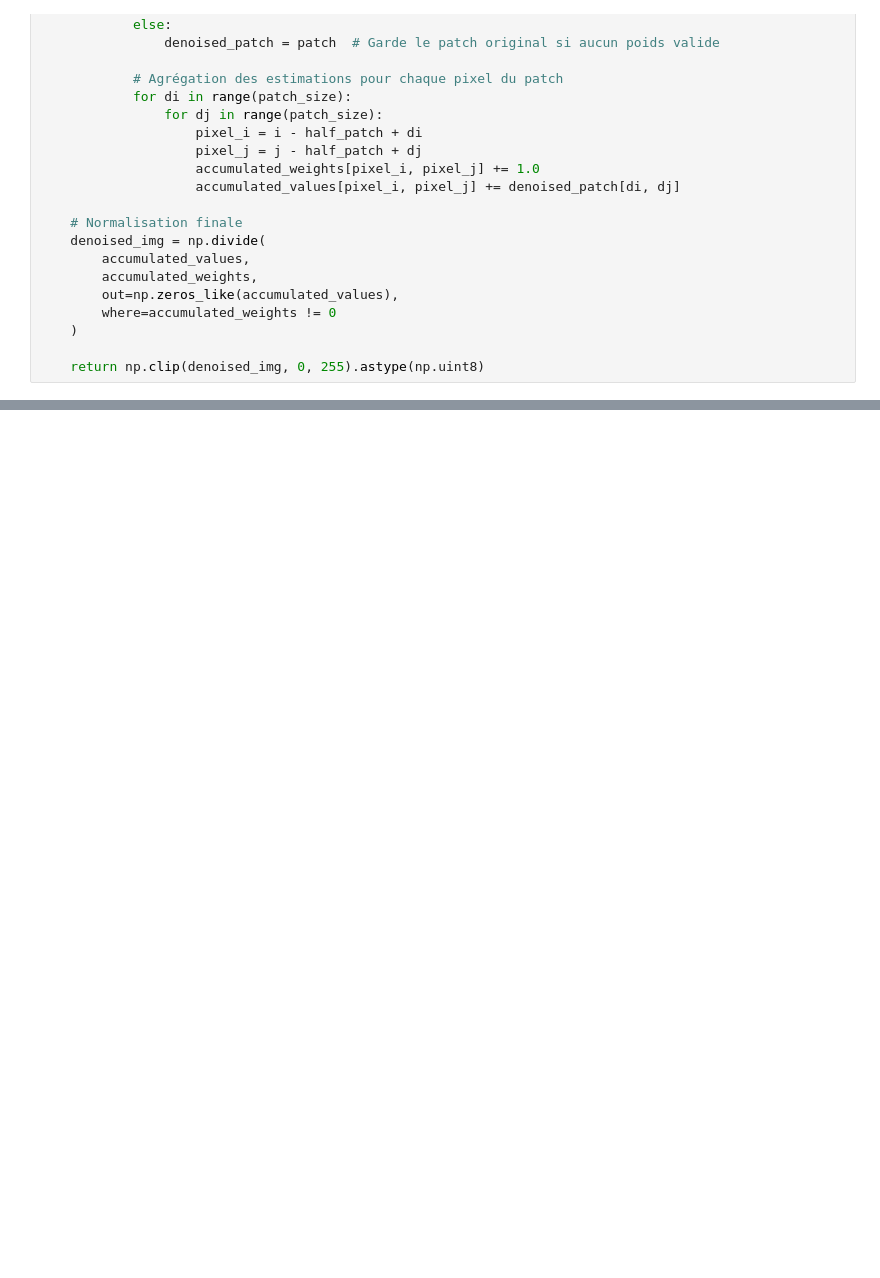
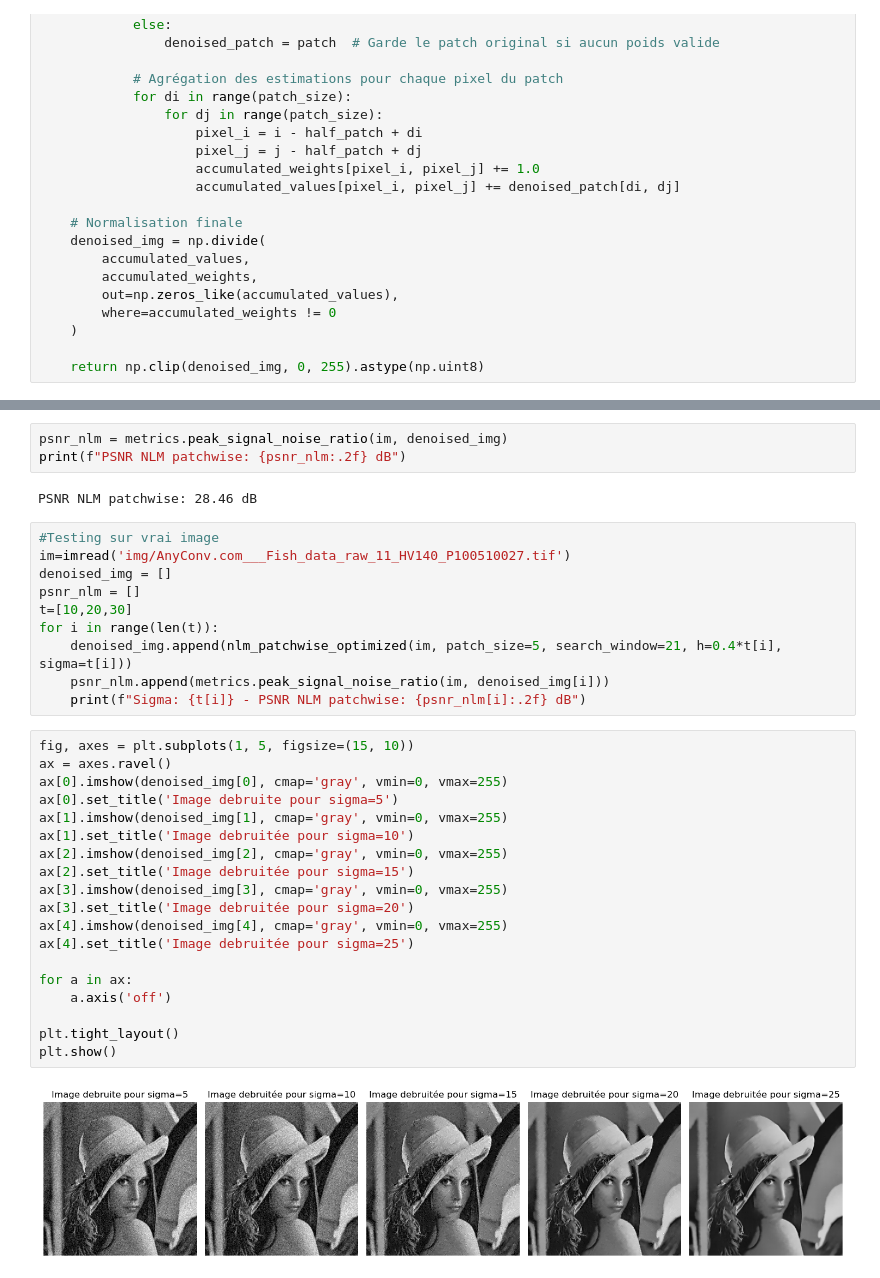
Before and after one commit to Bonbia/PROJIMA, a Jupyter notebook: NLM_clean.ipynb, the cells around one changed output, grey strips where cells are left out. Saved outputs shown, nothing was run; the diff lists cells and outputs as text; blank space fills up the shorter version.

Commit message:
Modif pour presentation/resultats

```diff
--- a/NLM_clean.ipynb
+++ b/NLM_clean.ipynb
@@ -165,0 +253,36 @@ plt.show()
+# %%
+psnr_nlm = metrics.peak_signal_noise_ratio(im, denoised_img)
+print(f"PSNR NLM patchwise: {psnr_nlm:.2f} dB")
+# %% [output]
+PSNR NLM patchwise: 28.46 dB
+# %%
+#Testing sur vrai image
+im=imread('img/AnyConv.com___Fish_data_raw_11_HV140_P100510027.tif')
+denoised_img = []
+psnr_nlm = []
+t=[10,20,30]
+for i in range(len(t)):
+    denoised_img.append(nlm_patchwise_optimized(im, patch_size=5, search_window=21, h=0.4*t[i], sigma=t[i]))
+    psnr_nlm.append(metrics.peak_signal_noise_ratio(im, denoised_img[i]))
+    print(f"Sigma: {t[i]} - PSNR NLM patchwise: {psnr_nlm[i]:.2f} dB")
+# %%
+fig, axes = plt.subplots(1, 5, figsize=(15, 10))
+ax = axes.ravel()
+ax[0].imshow(denoised_img[0], cmap='gray', vmin=0, vmax=255)
+ax[0].set_title('Image debruite pour sigma=5')
+ax[1].imshow(denoised_img[1], cmap='gray', vmin=0, vmax=255)
+ax[1].set_title('Image debruitée pour sigma=10')
+ax[2].imshow(denoised_img[2], cmap='gray', vmin=0, vmax=255)
+ax[2].set_title('Image debruitée pour sigma=15')
+ax[3].imshow(denoised_img[3], cmap='gray', vmin=0, vmax=255)
+ax[3].set_title('Image debruitée pour sigma=20')
+ax[4].imshow(denoised_img[4], cmap='gray', vmin=0, vmax=255)
+ax[4].set_title('Image debruitée pour sigma=25')
+
+for a in ax:
+    a.axis('off')
+
+plt.tight_layout()
+plt.show()
+# %% [output]
+[figure, added]
```
Also changed, not shown: parts of 4 cells of this notebook, 8 other files.
